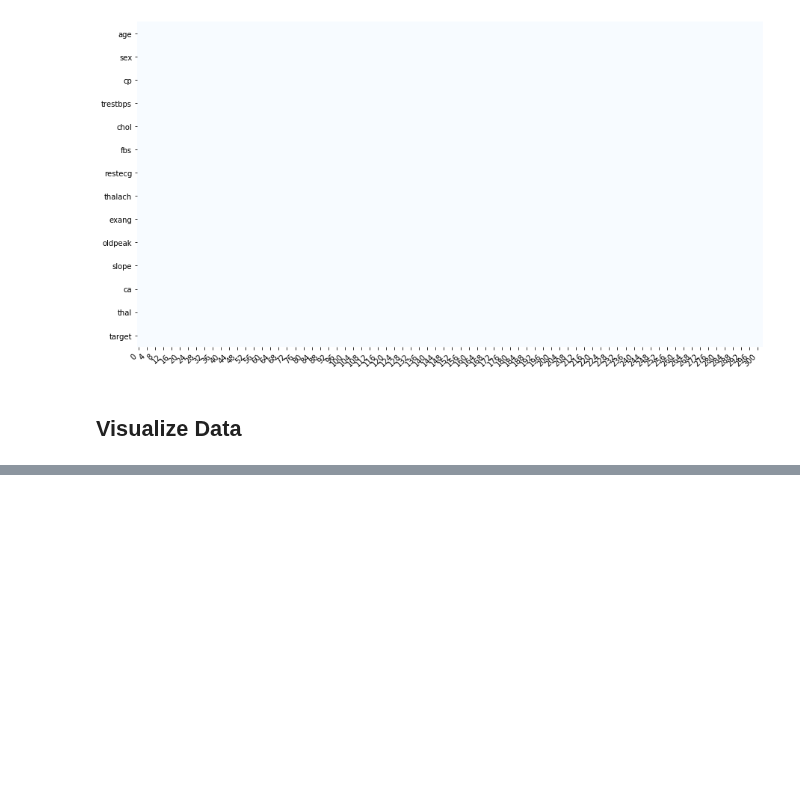
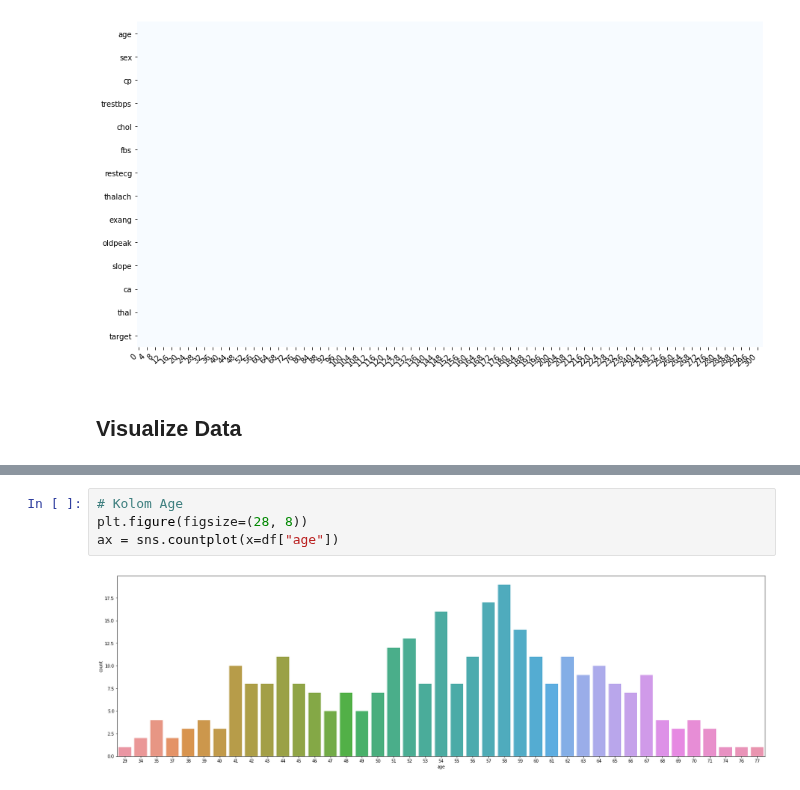
Before and after one commit to rshby/Supervised_Learning, a Jupyter notebook: Heart Disease UCI/Heart Disease - Logistic Regression.ipynb, the cells around one changed output, grey strips where cells are left out. Saved outputs shown, nothing was run; the diff lists cells and outputs as text; blank space fills up the shorter version.

Commit message:
Update Visualisasi - Logistic Regression

```diff
--- a/Heart Disease UCI/Heart Disease - Logistic Regression.ipynb
+++ b/Heart Disease UCI/Heart Disease - Logistic Regression.ipynb
@@ -64,2 +64,8 @@ ax = pie(x=df["target"])
 # %% [output]
 [figure]
+# %%
+# Kolom Age
+plt.figure(figsize=(28, 8))
+ax = sns.countplot(x=df["age"])
+# %% [output]
+[figure, added]
```
Also changed, not shown: parts of 1 cell of this notebook.
